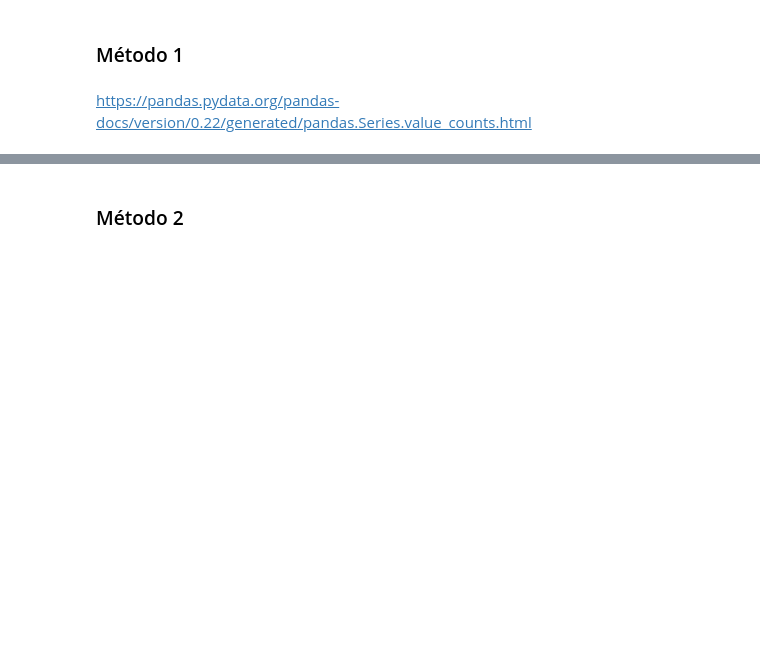
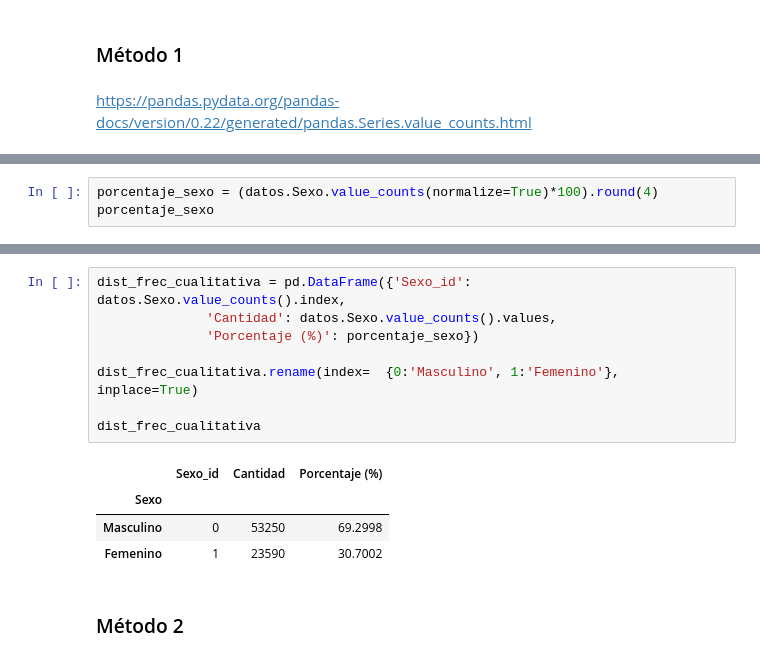
Before and after one commit to ivazquez-07/python_data_science_excersises, a Jupyter notebook: Curso-de-Estadistica-con-Python-Aula-1/Curso_de_Estadística_con_Python_1.ipynb, the cells around one changed output, grey strips where cells are left out. Saved outputs shown, nothing was run; the diff lists cells and outputs as text; blank space fills up the shorter version.

```diff
--- a/Curso-de-Estadistica-con-Python-Aula-1/Curso_de_Estadística_con_Python_1.ipynb
+++ b/Curso-de-Estadistica-con-Python-Aula-1/Curso_de_Estadística_con_Python_1.ipynb
@@ -220,0 +229,3 @@ https://pandas.pydata.org/pandas-docs/version/0.22/generated/pandas.Series.value
+# %%
+porcentaje_sexo = (datos.Sexo.value_counts(normalize=True)*100).round(4)
+porcentaje_sexo
@@ -221,3 +238,16 @@ https://pandas.pydata.org/pandas-docs/version/0.22/generated/pandas.Series.value
+# %%
+dist_frec_cualitativa = pd.DataFrame({'Sexo_id': datos.Sexo.value_counts().index,
+              'Cantidad': datos.Sexo.value_counts().values,
+              'Porcentaje (%)': porcentaje_sexo})
+
+dist_frec_cualitativa.rename(index=  {0:'Masculino', 1:'Femenino'}, inplace=True)
+
+dist_frec_cualitativa
+# %% [output]
+|  | Sexo_id | Cantidad | Porcentaje (%) |
+| Sexo |  |  |  |
+| Masculino | 0 | 53250 | 69.2998 |
+| Femenino | 1 | 23590 | 30.7002 |
 # %% [markdown]
 ### Método 2
 # %% [markdown]
```
Also changed, not shown: parts of 8 cells of this notebook.
